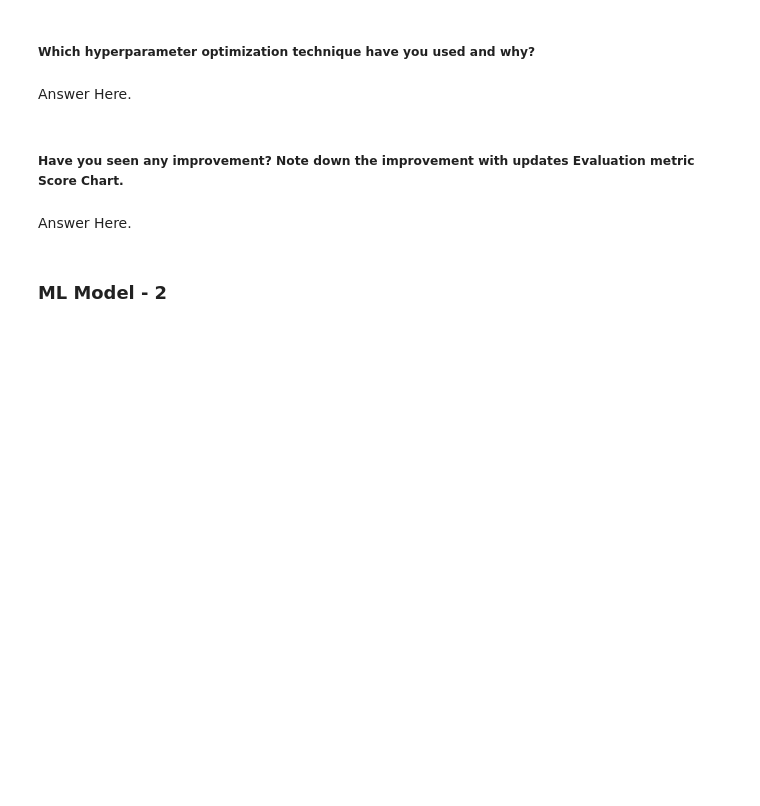
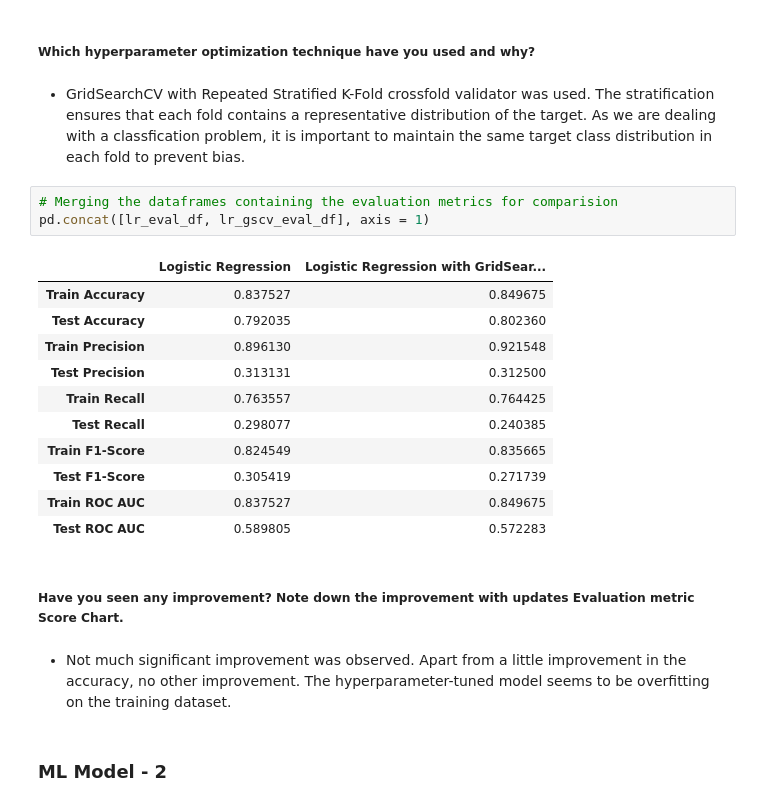
Before and after one commit to dipankarsahu1000/Cardiovascular-Risk-Prediction, a Jupyter notebook: Cardiovascular_Risk_Prediction.ipynb, the cells around one changed output. Saved outputs shown, nothing was run; the diff lists cells and outputs as text; blank space fills up the shorter version.

```diff
--- a/Cardiovascular_Risk_Prediction.ipynb
+++ b/Cardiovascular_Risk_Prediction.ipynb
@@ -941,11 +1084,26 @@ dtype: int64
 # %% [markdown]
 ##### Which hyperparameter optimization technique have you used and why?
-# %% [markdown]
-Answer Here.
+# %% [markdown]
+* GridSearchCV with Repeated Stratified K-Fold crossfold validator was used. The stratification ensures that each fold contains a representative distribution of the target. As we are dealing with a classfication problem, it is important to maintain the same target class distribution in each fold to prevent bias.
+# %%
+# Merging the dataframes containing the evaluation metrics for comparision
+pd.concat([lr_eval_df, lr_gscv_eval_df], axis = 1)
+# %% [output]
+|  | Logistic Regression | Logistic Regression with GridSear... |
+| Train Accuracy | 0.837527 | 0.849675 |
+| Test Accuracy | 0.792035 | 0.802360 |
+| Train Precision | 0.896130 | 0.921548 |
+| Test Precision | 0.313131 | 0.312500 |
+| Train Recall | 0.763557 | 0.764425 |
+| Test Recall | 0.298077 | 0.240385 |
+| Train F1-Score | 0.824549 | 0.835665 |
+| Test F1-Score | 0.305419 | 0.271739 |
+| Train ROC AUC | 0.837527 | 0.849675 |
+| Test ROC AUC | 0.589805 | 0.572283 |
 # %% [markdown]
 ##### Have you seen any improvement? Note down the improvement with updates Evaluation metric Score Chart.
-# %% [markdown]
-Answer Here.
+# %% [markdown]
+* Not much significant improvement was observed. Apart from a little improvement in the accuracy, no other improvement. The hyperparameter-tuned model seems to be overfitting on the training dataset.
 # %% [markdown]
 ### ML Model - 2
 # %% [markdown]
```
Also changed, not shown: parts of 18 cells of this notebook.
